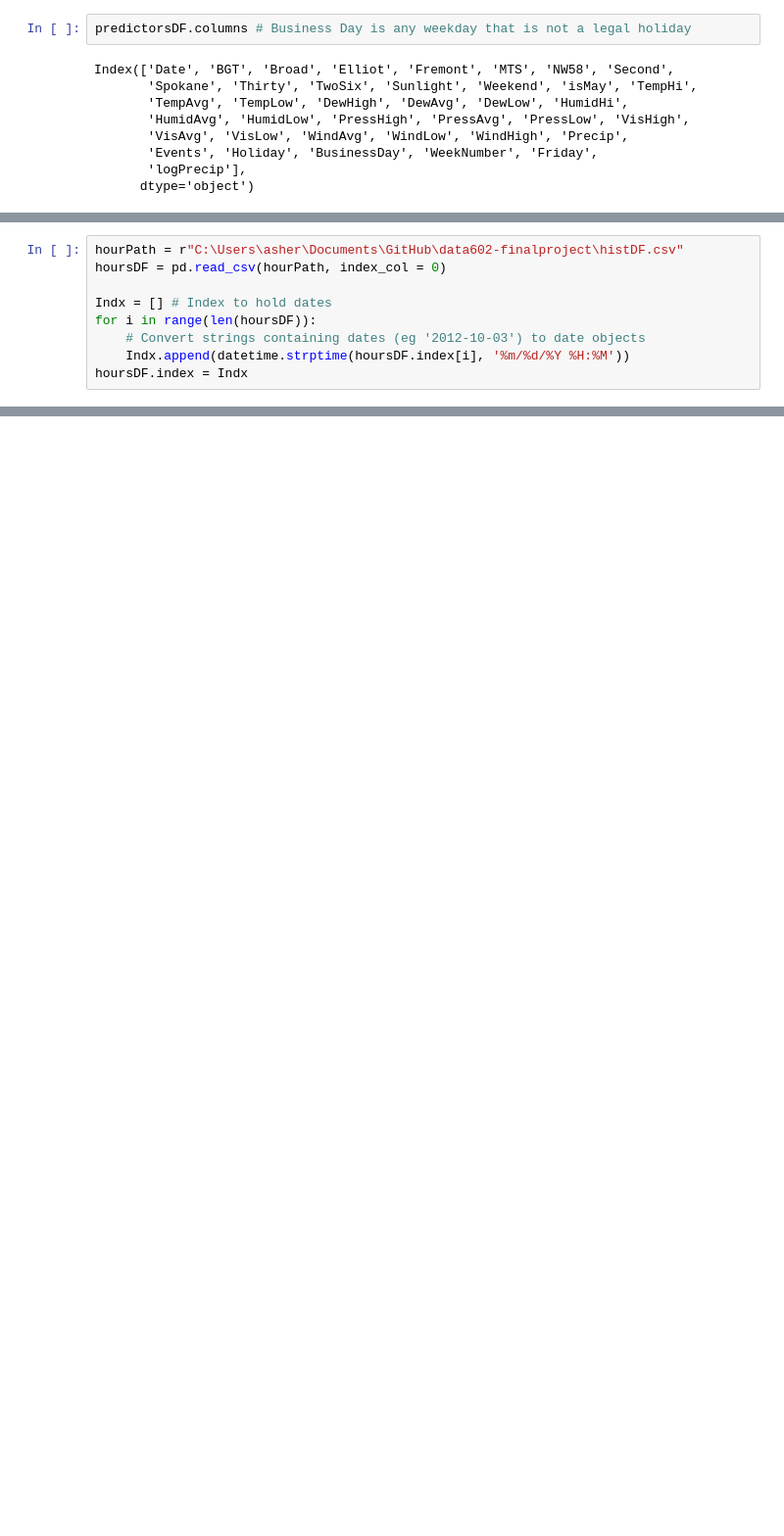
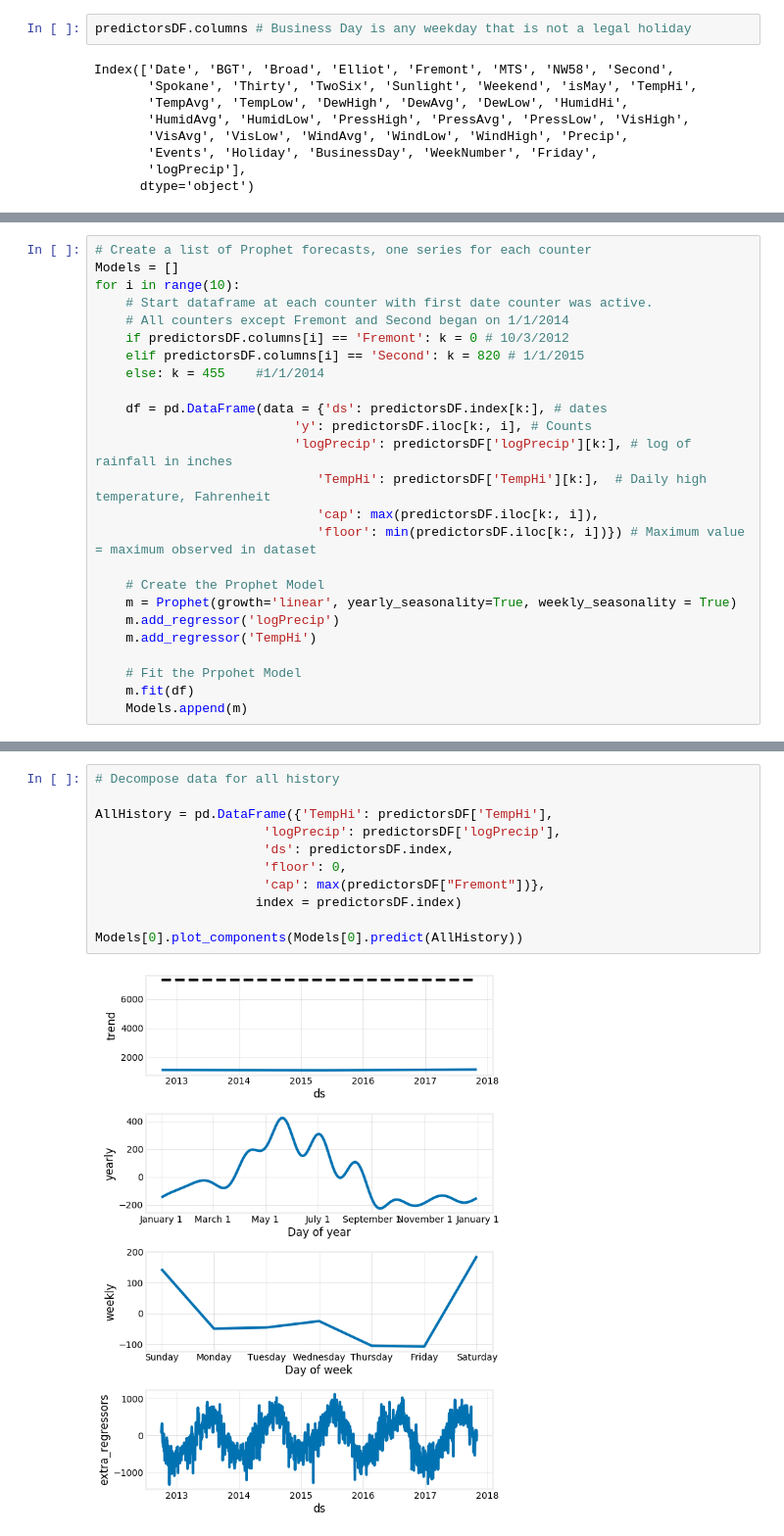
Before and after one commit to cspitmit03/data602-finalproject, a Jupyter notebook: Predict.ipynb, the cells around one changed output, grey strips where cells are left out. Shown at 98% size. Drawn from its saved outputs; the diff is of its cells as text; blank space fills up the shorter version.

Commit message:
Added Prediction Algorithm

```diff
--- a/Predict.ipynb
+++ b/Predict.ipynb
@@ -358,9 +169,0 @@ strong multicollinearity or other numerical problems.
-# %%
-hourPath = r"C:\Users\asher\Documents\GitHub\data602-finalproject\histDF.csv"
-hoursDF = pd.read_csv(hourPath, index_col = 0)
-
-Indx = [] # Index to hold dates
-for i in range(len(hoursDF)):
-    # Convert strings containing dates (eg '2012-10-03') to date objects
-    Indx.append(datetime.strptime(hoursDF.index[i], '%m/%d/%Y %H:%M'))
-hoursDF.index = Indx
@@ -433,0 +172,25 @@ Grab 10 day weather forecast
+# %%
+# Create a list of Prophet forecasts, one series for each counter
+Models = []
+for i in range(10):
+    # Start dataframe at each counter with first date counter was active.
+    # All counters except Fremont and Second began on 1/1/2014
+    if predictorsDF.columns[i] == 'Fremont': k = 0 # 10/3/2012
+    elif predictorsDF.columns[i] == 'Second': k = 820 # 1/1/2015
+    else: k = 455    #1/1/2014
+
+    df = pd.DataFrame(data = {'ds': predictorsDF.index[k:], # dates
+                          'y': predictorsDF.iloc[k:, i], # Counts
+                          'logPrecip': predictorsDF['logPrecip'][k:], # log of rainfall in inches
+                             'TempHi': predictorsDF['TempHi'][k:],  # Daily high temperature, Fahrenheit
+                             'cap': max(predictorsDF.iloc[k:, i]),
+                             'floor': min(predictorsDF.iloc[k:, i])}) # Maximum value = maximum observed in dataset
+
+    # Create the Prophet Model
+    m = Prophet(growth='linear', yearly_seasonality=True, weekly_seasonality = True)
+    m.add_regressor('logPrecip')
+    m.add_regressor('TempHi')
+
+    # Fit the Prpohet Model
+    m.fit(df)
+    Models.append(m)
@@ -433,0 +249,13 @@ Grab 10 day weather forecast
+# %%
+# Decompose data for all history
+
+AllHistory = pd.DataFrame({'TempHi': predictorsDF['TempHi'],
+                      'logPrecip': predictorsDF['logPrecip'],
+                      'ds': predictorsDF.index,
+                      'floor': 0,
+                      'cap': max(predictorsDF["Fremont"])},
+                     index = predictorsDF.index)
+
+Models[0].plot_components(Models[0].predict(AllHistory))
+# %% [output]
+[figure, added]
```
Also changed, not shown: parts of 51 cells of this notebook, 4 other files.
